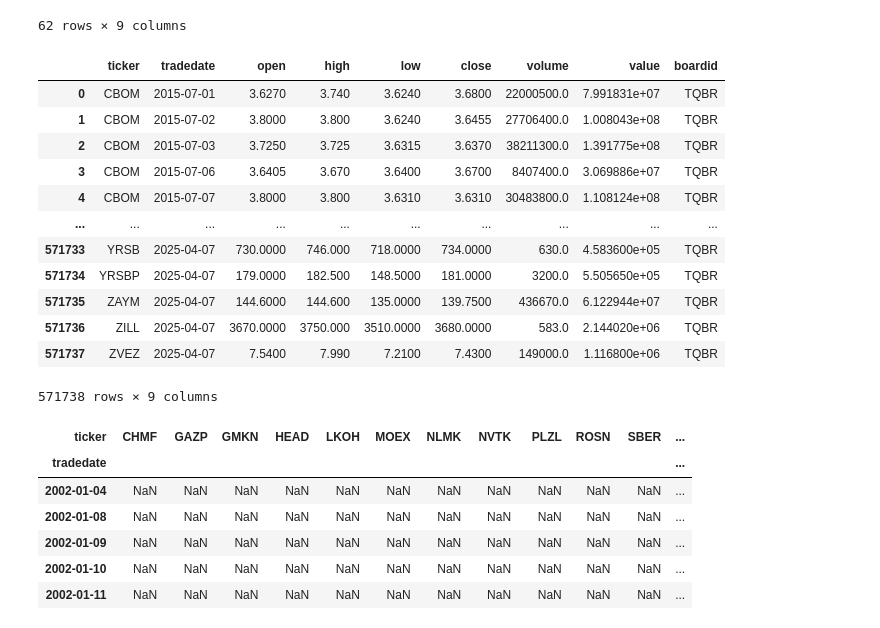
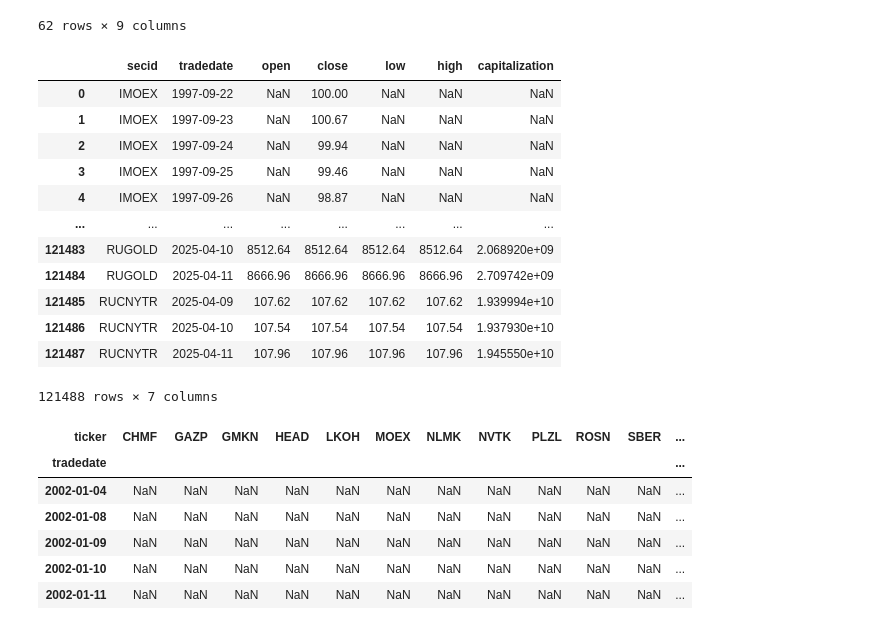
Before and after one commit to AntonYRV/portfolio-builder, a Jupyter notebook: test_port_opt.ipynb, the cells around one changed output. Cells and saved outputs as stored; diff of their text form; code cells hidden in the pictures.

```diff
--- a/test_port_opt.ipynb
+++ b/test_port_opt.ipynb
@@ -259,23 +259,26 @@ df_comp.to_csv('MOEXBMI.csv', index=False, encoding='utf-8-sig')
 df_comp = get_index_components('MOEXBC')
 ticker_list = df_comp['secids'].to_list()
 # %%
+import sqlite3
+import pandas as pd
+
 conn = sqlite3.connect("moex_data.db")
-tickers = pd.read_sql("SELECT * FROM candles ", conn)
+tickers = pd.read_sql("SELECT * FROM index_values", conn)
 tickers
 # %% [output]
-|  | ticker | tradedate | open | high | low | close | volume | value | boardid |
-| 0 | CBOM | 2015-07-01 | 3.6270 | 3.740 | 3.6240 | 3.6800 | 22000500.0 | 7.991831e+07 | TQBR |
-| 1 | CBOM | 2015-07-02 | 3.8000 | 3.800 | 3.6240 | 3.6455 | 27706400.0 | 1.008043e+08 | TQBR |
-| 2 | CBOM | 2015-07-03 | 3.7250 | 3.725 | 3.6315 | 3.6370 | 38211300.0 | 1.391775e+08 | TQBR |
-| 3 | CBOM | 2015-07-06 | 3.6405 | 3.670 | 3.6400 | 3.6700 | 8407400.0 | 3.069886e+07 | TQBR |
-| 4 | CBOM | 2015-07-07 | 3.8000 | 3.800 | 3.6310 | 3.6310 | 30483800.0 | 1.108124e+08 | TQBR |
-| ... | ... | ... | ... | ... | ... | ... | ... | ... | ... |
-| 571733 | YRSB | 2025-04-07 | 730.0000 | 746.000 | 718.0000 | 734.0000 | 630.0 | 4.583600e+05 | TQBR |
-| 571734 | YRSBP | 2025-04-07 | 179.0000 | 182.500 | 148.5000 | 181.0000 | 3200.0 | 5.505650e+05 | TQBR |
-| 571735 | ZAYM | 2025-04-07 | 144.6000 | 144.600 | 135.0000 | 139.7500 | 436670.0 | 6.122944e+07 | TQBR |
-| 571736 | ZILL | 2025-04-07 | 3670.0000 | 3750.000 | 3510.0000 | 3680.0000 | 583.0 | 2.144020e+06 | TQBR |
-| 571737 | ZVEZ | 2025-04-07 | 7.5400 | 7.990 | 7.2100 | 7.4300 | 149000.0 | 1.116800e+06 | TQBR |
+|  | secid | tradedate | open | close | low | high | capitalization |
+| 0 | IMOEX | 1997-09-22 | NaN | 100.00 | NaN | NaN | NaN |
+| 1 | IMOEX | 1997-09-23 | NaN | 100.67 | NaN | NaN | NaN |
+| 2 | IMOEX | 1997-09-24 | NaN | 99.94 | NaN | NaN | NaN |
+| 3 | IMOEX | 1997-09-25 | NaN | 99.46 | NaN | NaN | NaN |
+| 4 | IMOEX | 1997-09-26 | NaN | 98.87 | NaN | NaN | NaN |
+| ... | ... | ... | ... | ... | ... | ... | ... |
+| 121483 | RUGOLD | 2025-04-10 | 8512.64 | 8512.64 | 8512.64 | 8512.64 | 2.068920e+09 |
+| 121484 | RUGOLD | 2025-04-11 | 8666.96 | 8666.96 | 8666.96 | 8666.96 | 2.709742e+09 |
+| 121485 | RUCNYTR | 2025-04-09 | 107.62 | 107.62 | 107.62 | 107.62 | 1.939994e+10 |
+| 121486 | RUCNYTR | 2025-04-10 | 107.54 | 107.54 | 107.54 | 107.54 | 1.937930e+10 |
+| 121487 | RUCNYTR | 2025-04-11 | 107.96 | 107.96 | 107.96 | 107.96 | 1.945550e+10 |
-571738 rows × 9 columns
+121488 rows × 7 columns
 # %%
 conn = sqlite3.connect("moex_data.db")
 tickers = pd.read_sql("SELECT tradedate, ticker, close FROM candles WHERE ticker IN ({})".format(','.join(['?'] * len(ticker_list))), conn, params=ticker_list)
```
Also changed, not shown: parts of 7 cells of this notebook, 20 other files.
